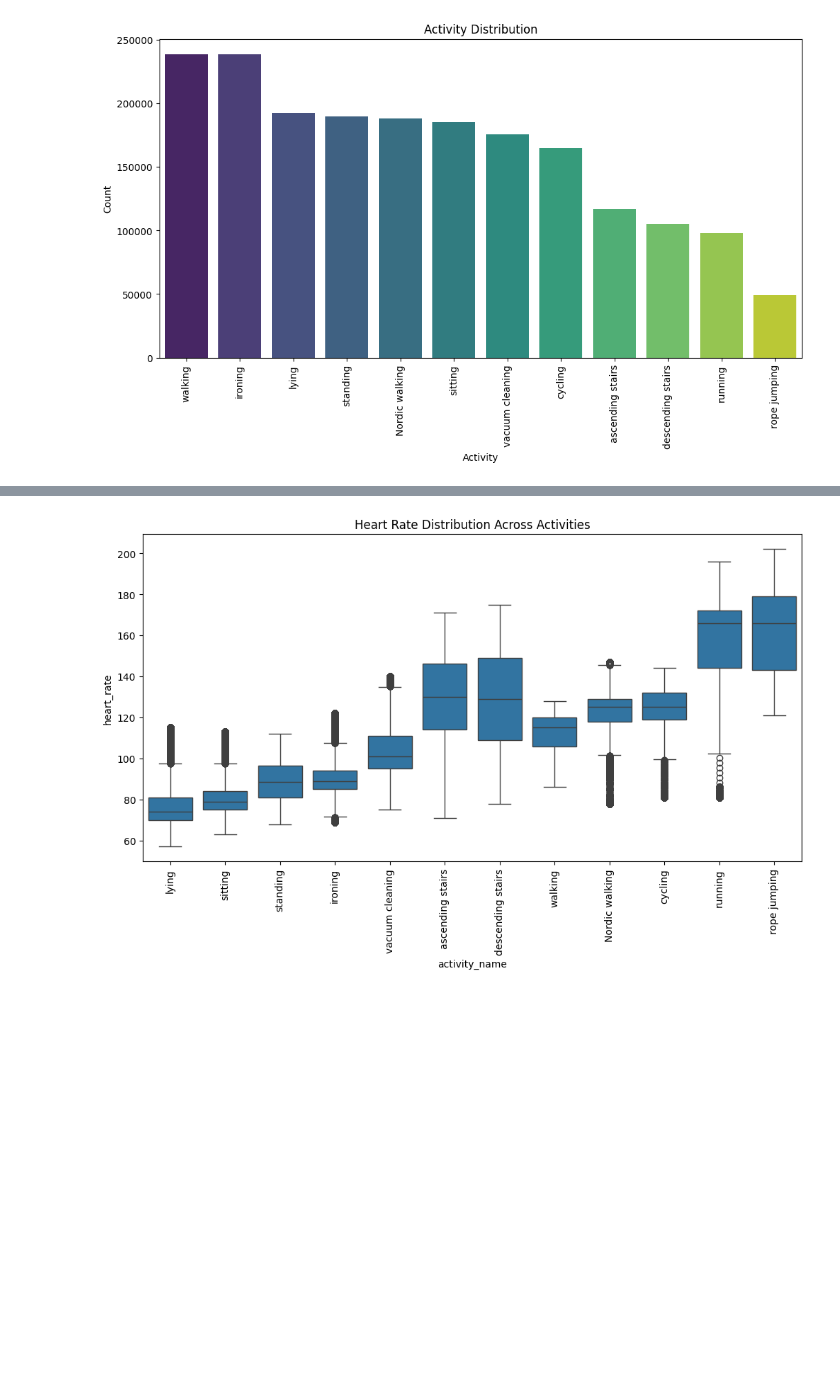
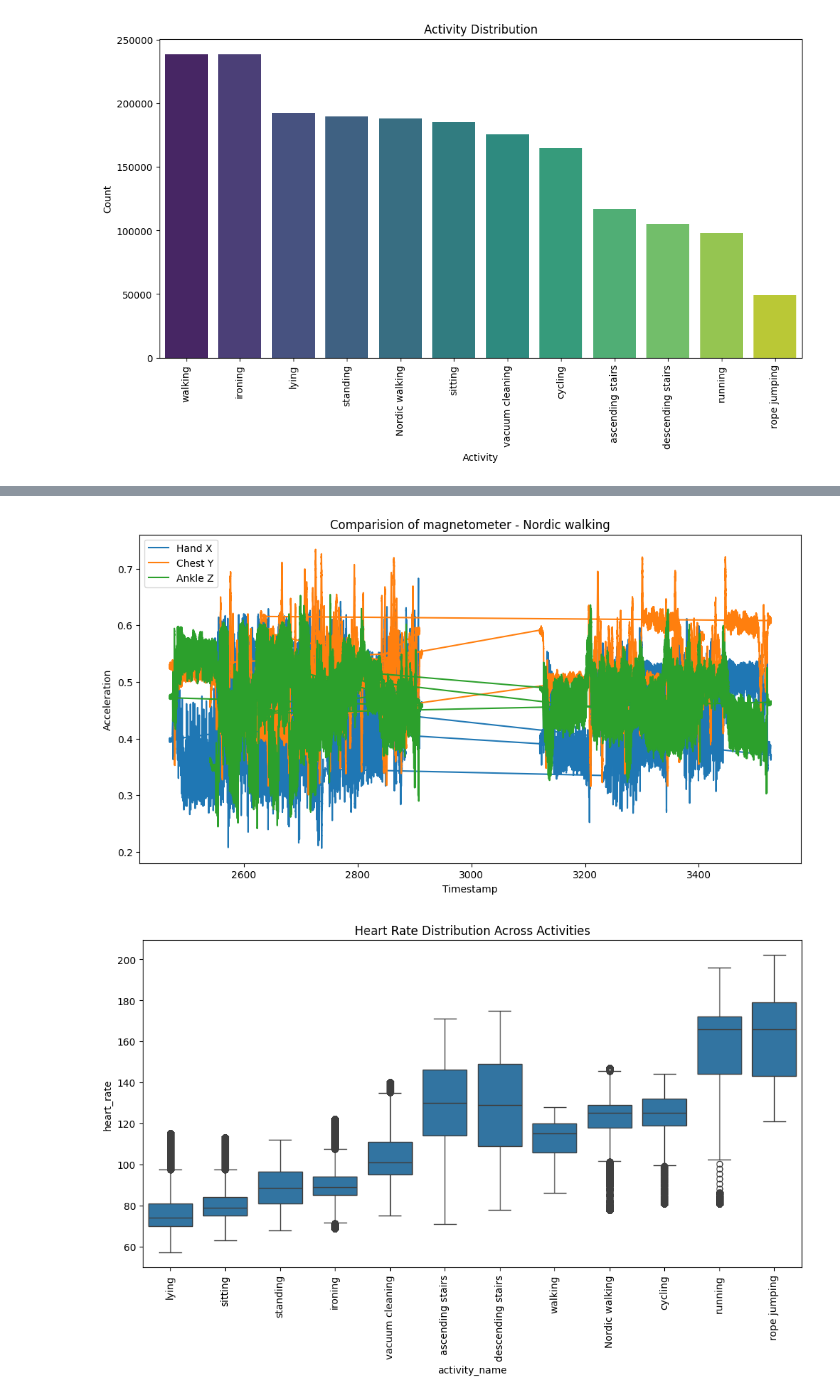
Before and after one commit to Balajinanda/Datascience-Project, a Jupyter notebook: Data_Science_Project.ipynb, the cells around one changed output, grey strips where cells are left out. Saved outputs shown, nothing was run; the diff lists cells and outputs as text; code cells hidden in the pictures; blank space fills up the shorter version.

```diff
--- a/Data_Science_Project.ipynb
+++ b/Data_Science_Project.ipynb
@@ -356,3 +309,17 @@ plt.show()
+# %%
+# Plot sensor readings for a specific activity (e.g., Nordic walking)
+activity_data = data[data['activity_id'] == 7]
+plt.figure(figsize=(12, 6))
+plt.plot(activity_data['timestamp'], activity_data['hand_magnet_X'], label='Hand X')
+plt.plot(activity_data['timestamp'], activity_data['chest_magnet_Y'], label='Chest Y')
+plt.plot(activity_data['timestamp'], activity_data['ankle_magnet_Z'], label='Ankle Z')
+plt.legend()
+plt.title("Comparision of magnetometer - Nordic walking")
+plt.xlabel("Timestamp")
+plt.ylabel("Acceleration")
+plt.show()
+# %% [output]
+[figure, added]
 # %%
 # Heart rate distribution by activity
 plt.figure(figsize=(12, 6))
```
Also changed, not shown: parts of 80 cells of this notebook.
